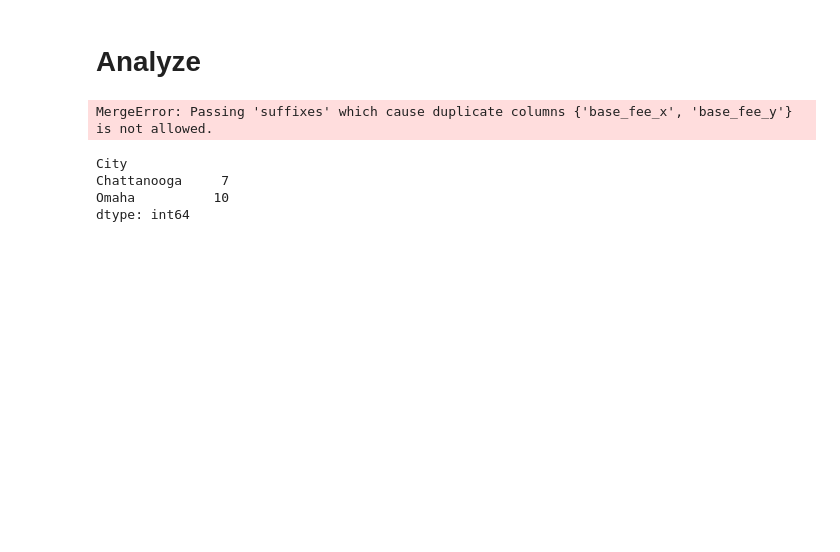
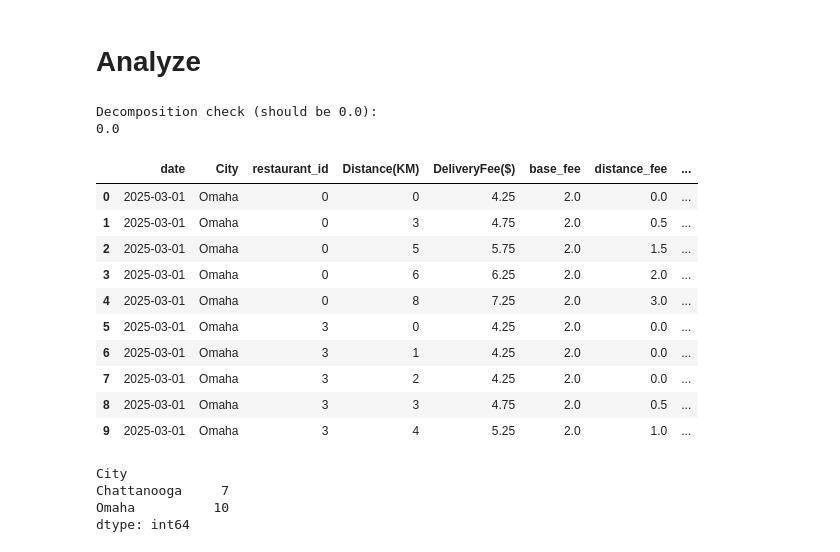
Before and after one commit to jack2000-dev/pricing-data-analysis, a Jupyter notebook: notebook/main.ipynb, the cells around one changed output. Cells and saved outputs as stored; diff of their text form; code cells hidden in the pictures; blank space fills up the shorter version.

```diff
--- a/notebook/main.ipynb
+++ b/notebook/main.ipynb
@@ -140,12 +140,48 @@ Note: Alternatively, we can make this chart to be a line chart with highlight ba
 # %% [markdown]
 # Analyze
 # %%
-# Standard base fee: minimum fee at 0 km distance
+# === Delivery Fee Decomposition ===
+# DeliveryFee = base_fee + distance_fee + surge_fee
+#             = standard_base_fee      + surge_fee
+
+# 1. Base fee per restaurant (fee at 0 km)
+if "base_fee" in df.columns:
+    df = df.drop(columns=["base_fee"])
+
 base = (df[df["Distance(KM)"] == 0]
         .groupby(["City", "restaurant_id"])["DeliveryFee($)"]
         .median()
         .rename("base_fee"))
 df = df.merge(base, on=["City", "restaurant_id"])
-df.head(5)
+
+# 2. Distance fee: free 0-2 km, then $0.50/km
+df["distance_fee"] = (df["Distance(KM)"] - 2).clip(lower=0) * 0.50
+
+# 3. Standard base fee = base + distance
+df["standard_base_fee"] = df["base_fee"] + df["distance_fee"]
+
+# 4. Surge fee = actual - standard (the unexplained portion)
+df["surge_fee"] = df["DeliveryFee($)"] - df["standard_base_fee"]
+
+# Verify decomposition: these should all be 0.0
+print("Decomposition check (should be 0.0):")
+print((df["DeliveryFee($)"] - df["base_fee"] - df["distance_fee"] - df["surge_fee"]).abs().max())
+
+# View result
+df[["date", "City", "restaurant_id", "Distance(KM)",
+    "DeliveryFee($)", "base_fee", "distance_fee",
+    "standard_base_fee", "surge_fee"]].head(10)
 # %% [output]
-MergeError: Passing 'suffixes' which cause duplicate columns {'base_fee_x', 'base_fee_y'} is not allowed.
+Decomposition check (should be 0.0):
+0.0
+|  | date | City | restaurant_id | Distance(KM) | DeliveryFee($) | base_fee | distance_fee | ... |
+| 0 | 2025-03-01 | Omaha | 0 | 0 | 4.25 | 2.0 | 0.0 | ... |
+| 1 | 2025-03-01 | Omaha | 0 | 3 | 4.75 | 2.0 | 0.5 | ... |
+| 2 | 2025-03-01 | Omaha | 0 | 5 | 5.75 | 2.0 | 1.5 | ... |
+| 3 | 2025-03-01 | Omaha | 0 | 6 | 6.25 | 2.0 | 2.0 | ... |
+| 4 | 2025-03-01 | Omaha | 0 | 8 | 7.25 | 2.0 | 3.0 | ... |
+| 5 | 2025-03-01 | Omaha | 3 | 0 | 4.25 | 2.0 | 0.0 | ... |
+| 6 | 2025-03-01 | Omaha | 3 | 1 | 4.25 | 2.0 | 0.0 | ... |
+| 7 | 2025-03-01 | Omaha | 3 | 2 | 4.25 | 2.0 | 0.0 | ... |
+| 8 | 2025-03-01 | Omaha | 3 | 3 | 4.75 | 2.0 | 0.5 | ... |
+| 9 | 2025-03-01 | Omaha | 3 | 4 | 5.25 | 2.0 | 1.0 | ... |
```
Also changed, not shown: parts of 6 cells of this notebook.
